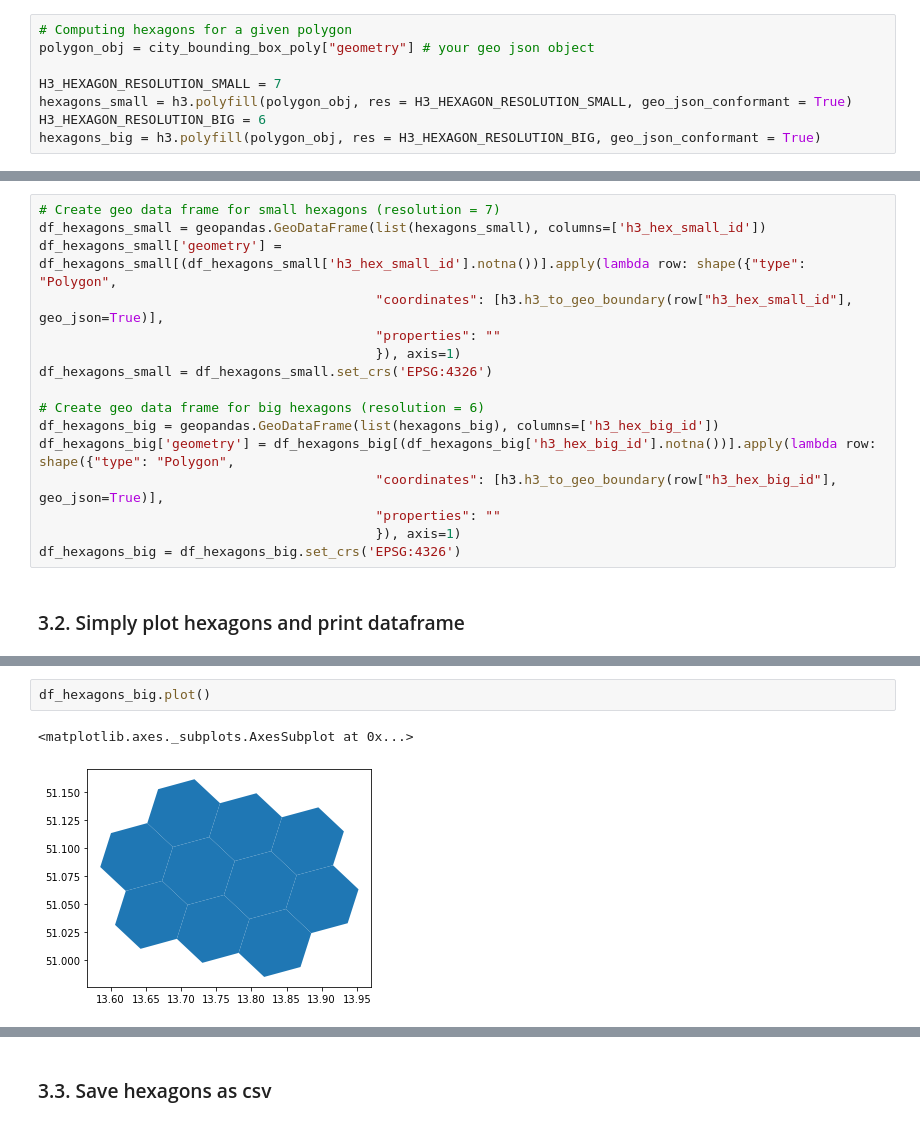
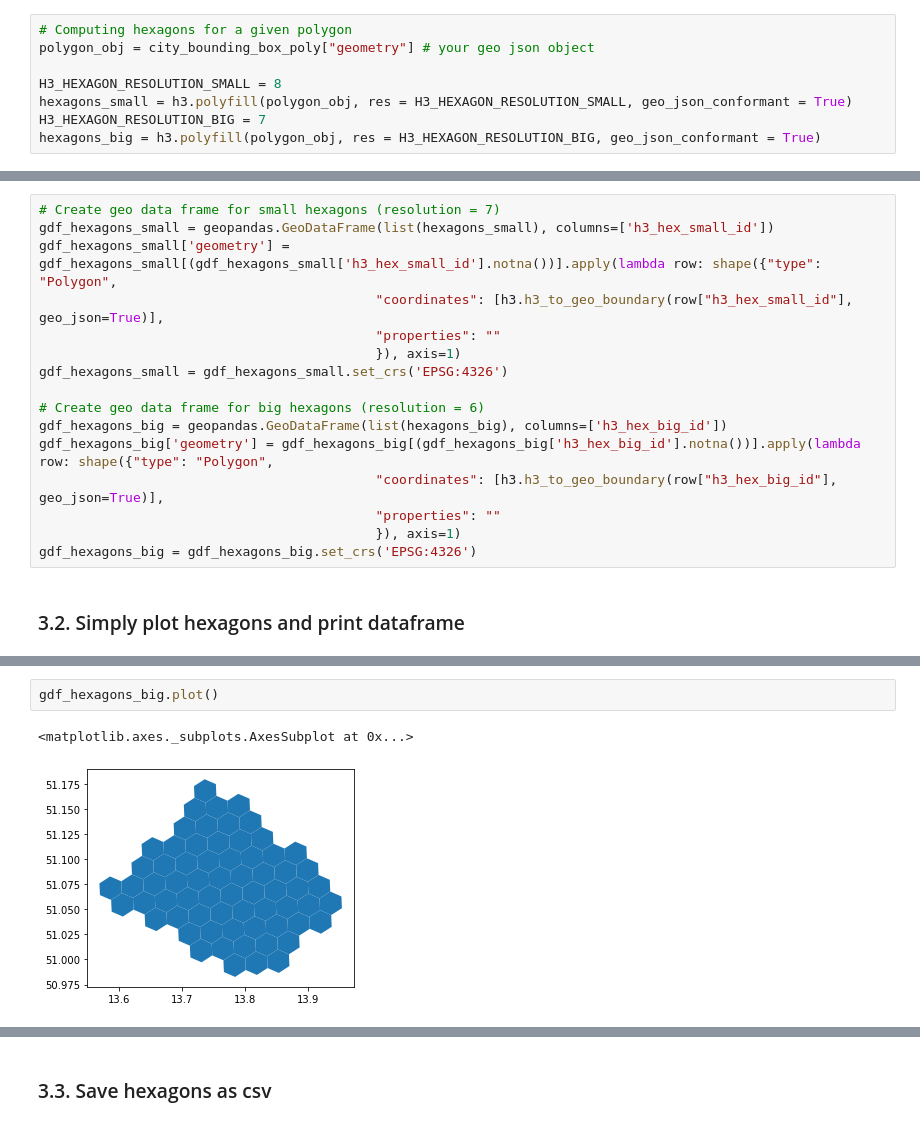
Before and after one commit to mulko93/AAA_Jupyter_Explorers, a Jupyter notebook: notebooks/02_CreateHexagons_MAC_ONLY.ipynb, the cells around one changed output, grey strips where cells are left out. Drawn from its saved outputs; the diff is of its cells as text.

```diff
--- a/notebooks/02_CreateHexagons_MAC_ONLY.ipynb
+++ b/notebooks/02_CreateHexagons_MAC_ONLY.ipynb
@@ -79,9 +79,9 @@ city_bounding_box_poly["geometry"]
 # Computing hexagons for a given polygon
 polygon_obj = city_bounding_box_poly["geometry"] # your geo json object
 
-H3_HEXAGON_RESOLUTION_SMALL = 7
+H3_HEXAGON_RESOLUTION_SMALL = 8
 hexagons_small = h3.polyfill(polygon_obj, res = H3_HEXAGON_RESOLUTION_SMALL, geo_json_conformant = True)
-H3_HEXAGON_RESOLUTION_BIG = 6
+H3_HEXAGON_RESOLUTION_BIG = 7
 hexagons_big = h3.polyfill(polygon_obj, res = H3_HEXAGON_RESOLUTION_BIG, geo_json_conformant = True)
 # %%
 # Returns only the index of each hexagon, not the geometries
@@ -101,20 +101,20 @@ BIG HEXAGONS:
 ### 3.1. Convert H3 Indexes to Geometry Objects
 # %%
 # Create geo data frame for small hexagons (resolution = 7)
-df_hexagons_small = geopandas.GeoDataFrame(list(hexagons_small), columns=['h3_hex_small_id'])
-df_hexagons_small['geometry'] = df_hexagons_small[(df_hexagons_small['h3_hex_small_id'].notna())].apply(lambda row: shape({"type": "Polygon",
+gdf_hexagons_small = geopandas.GeoDataFrame(list(hexagons_small), columns=['h3_hex_small_id'])
+gdf_hexagons_small['geometry'] = gdf_hexagons_small[(gdf_hexagons_small['h3_hex_small_id'].notna())].apply(lambda row: shape({"type": "Polygon",
                                            "coordinates": [h3.h3_to_geo_boundary(row["h3_hex_small_id"], geo_json=True)],
                                            "properties": ""
                                            }), axis=1)
-df_hexagons_small = df_hexagons_small.set_crs('EPSG:4326')
+gdf_hexagons_small = gdf_hexagons_small.set_crs('EPSG:4326')
 
 # Create geo data frame for big hexagons (resolution = 6)
-df_hexagons_big = geopandas.GeoDataFrame(list(hexagons_big), columns=['h3_hex_big_id'])
-df_hexagons_big['geometry'] = df_hexagons_big[(df_hexagons_big['h3_hex_big_id'].notna())].apply(lambda row: shape({"type": "Polygon",
+gdf_hexagons_big = geopandas.GeoDataFrame(list(hexagons_big), columns=['h3_hex_big_id'])
+gdf_hexagons_big['geometry'] = gdf_hexagons_big[(gdf_hexagons_big['h3_hex_big_id'].notna())].apply(lambda row: shape({"type": "Polygon",
                                            "coordinates": [h3.h3_to_geo_boundary(row["h3_hex_big_id"], geo_json=True)],
                                            "properties": ""
                                            }), axis=1)
-df_hexagons_big = df_hexagons_big.set_crs('EPSG:4326')
+gdf_hexagons_big = gdf_hexagons_big.set_crs('EPSG:4326')
 # %% [markdown]
 ### 3.2. Simply plot hexagons and print dataframe
 # %%
@@ -141,5 +141,5 @@ df_hexagons_small
 # %%
-df_hexagons_big.plot()
+gdf_hexagons_big.plot()
 # %% [output]
 <matplotlib.axes._subplots.AxesSubplot at 0x...>
-[figure, old version]
+[figure, new version]
```
Also changed, not shown: parts of 10 cells of this notebook, 4 other files.
